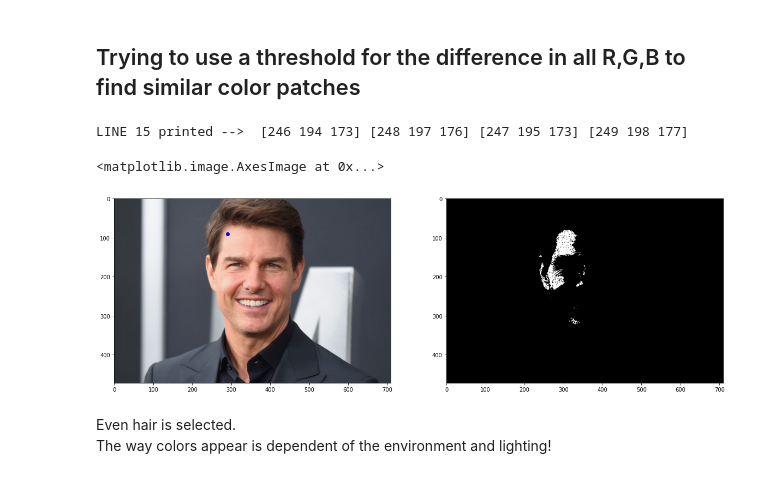
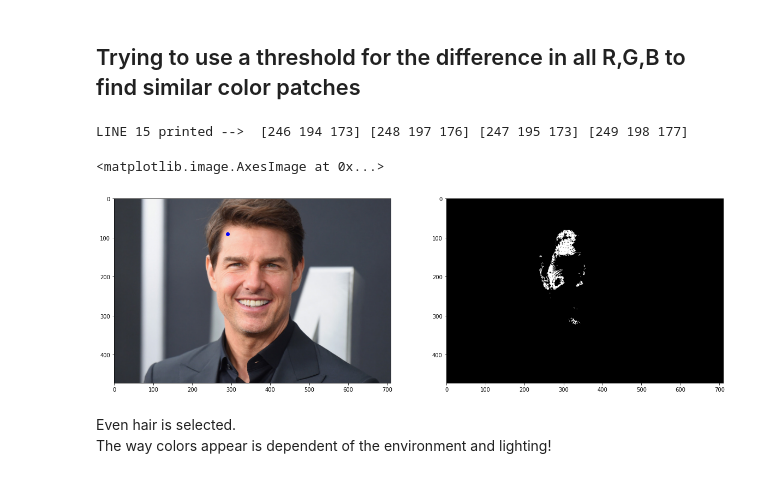
Before and after one commit to r3ki3g/Image-processing-self-learn, a Jupyter notebook: Color- wise patch identification.ipynb, the cells around one changed output. Cells and saved outputs as stored; diff of their text form; code cells hidden in the pictures.

```diff
--- a/Color- wise patch identification.ipynb
+++ b/Color- wise patch identification.ipynb
@@ -31,33 +31,34 @@ def _(*s):
 # %%
 img = cv.imread(base + "tom.jpg",1)
 img =  cv.cvtColor(img, cv.COLOR_BGR2RGB)
 
 fig,ax= plt.subplots(1,2,figsize=(fs,fs))
 
 
 ax[0].imshow(img)
 ax[0].plot([290],[90],'bo')
 
 point1_color = img[90,290]
 point2_color = img[91,290]
 point3_color = img[90,291]
 point4_color = img[91,291]
 
 _(point1_color,point2_color,point3_color,point4_color)
 
 
 r,g,b = cv.split(img)
 
 errR,errG,errB = abs(r-point1_color[0]),abs(g-point1_color[1]),abs(b-point1_color[2])
 
-thres = 30
+thres = 15
+
 
 similar = np.logical_and(errR<thres,errG<thres,errB<thres)
 ax[1].imshow(similar,cmap="gray")
 # %% [output]
 LINE 15 printed -->  [246 194 173] [248 197 176] [247 195 173] [249 198 177]
 <matplotlib.image.AxesImage at 0x...>
-[figure, old version]
+[figure, new version]
 # %% [markdown]
 Even hair is selected.<br/>
 The way colors appear is dependent of the environment and lighting!
```
Also changed, not shown: parts of 4 cells of this notebook, 7 other files.
